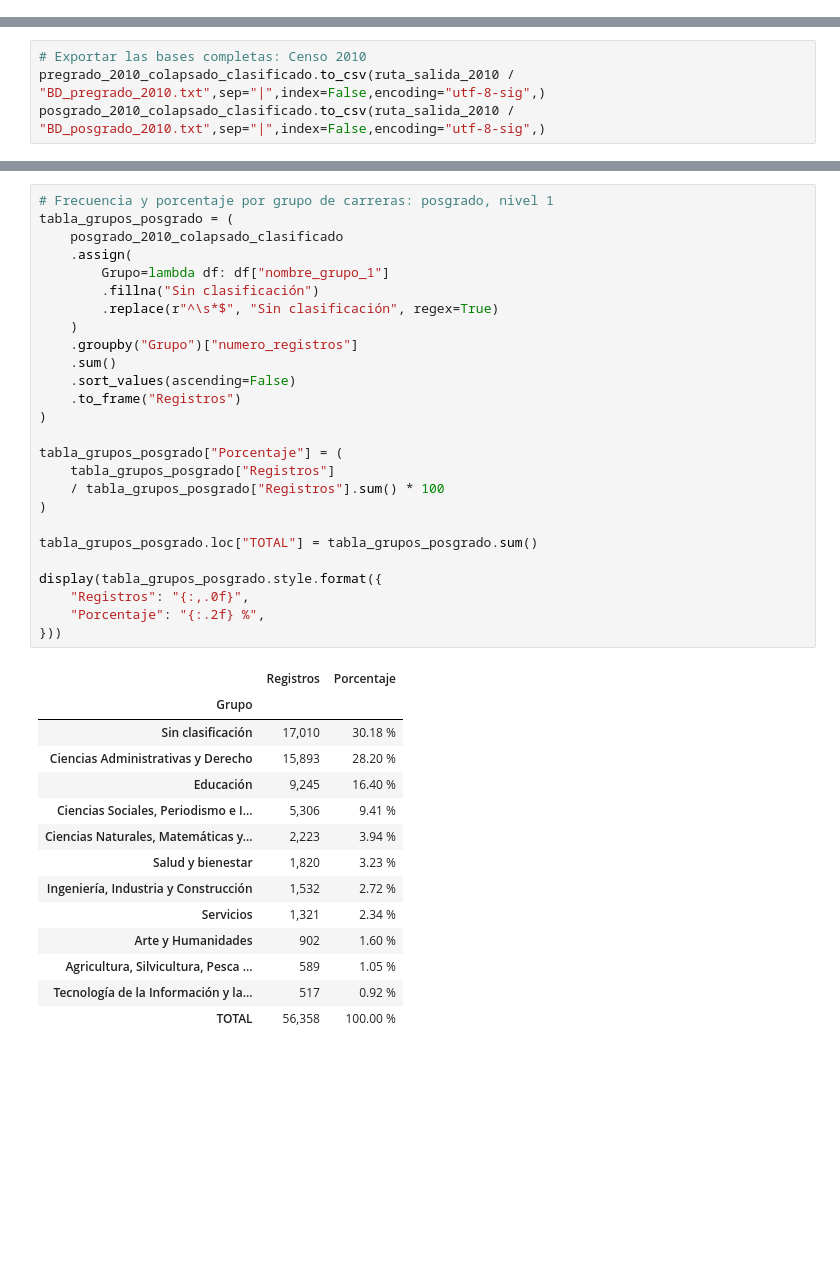
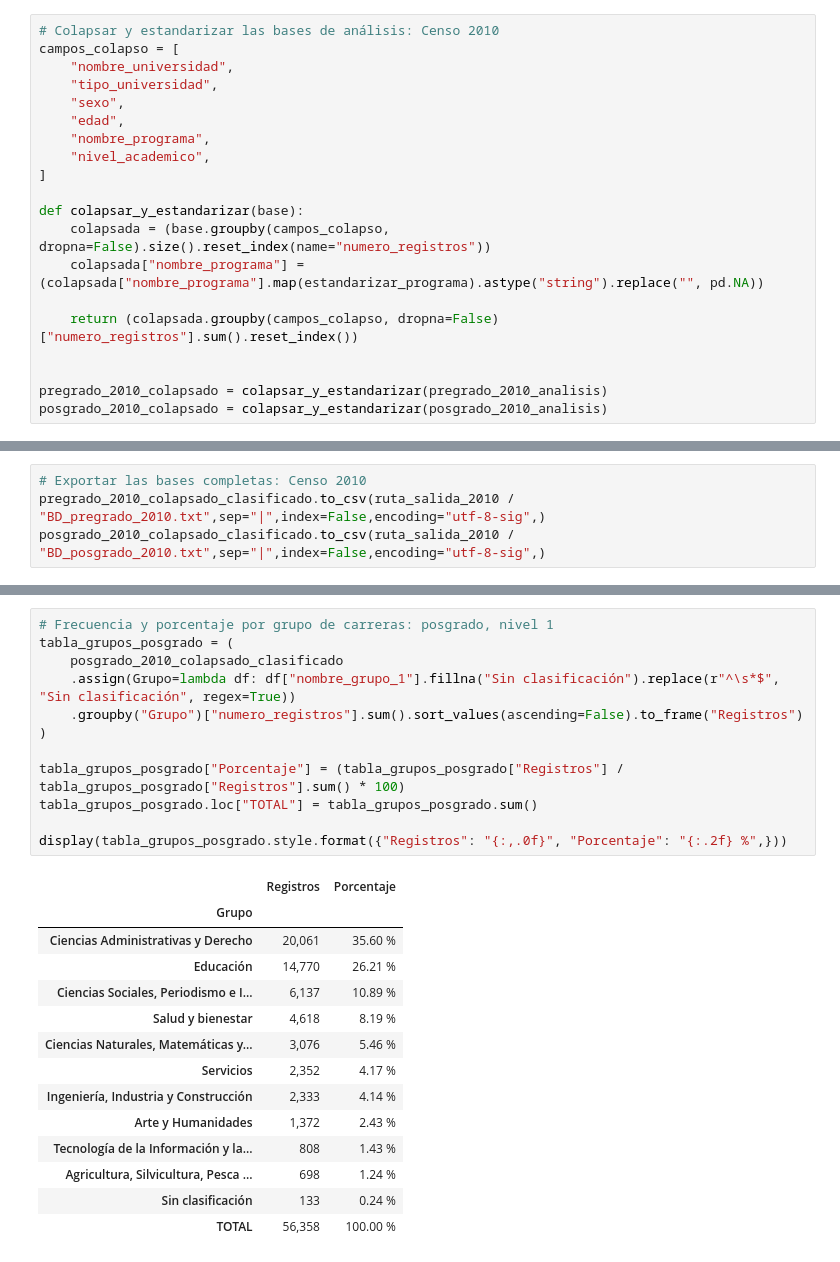
Before and after one commit to DanielPajita/educacion-universitaria-peru, a Jupyter notebook: 3_Códigos/02_preparar_censo2010.ipynb, the cells around one changed output, grey strips where cells are left out. Drawn from its saved outputs; the diff is of its cells as text; blank space fills up the shorter version.

```diff
--- a/3_Códigos/02_preparar_censo2010.ipynb
+++ b/3_Códigos/02_preparar_censo2010.ipynb
@@ -543,0 +497,20 @@ posgrado_2010_colapsado_clasificado = incorporar_grupos(posgrado_2010_colapsado)
+# %%
+# Colapsar y estandarizar las bases de análisis: Censo 2010
+campos_colapso = [
+    "nombre_universidad",
+    "tipo_universidad",
+    "sexo",
+    "edad",
+    "nombre_programa",
+    "nivel_academico",
+]
+
+def colapsar_y_estandarizar(base):
+    colapsada = (base.groupby(campos_colapso, dropna=False).size().reset_index(name="numero_registros"))
+    colapsada["nombre_programa"] = (colapsada["nombre_programa"].map(estandarizar_programa).astype("string").replace("", pd.NA))
+
+    return (colapsada.groupby(campos_colapso, dropna=False)["numero_registros"].sum().reset_index())
+
+
+pregrado_2010_colapsado = colapsar_y_estandarizar(pregrado_2010_analisis)
+posgrado_2010_colapsado = colapsar_y_estandarizar(posgrado_2010_analisis)
@@ -608,41 +645,27 @@ display(tabla_grupos_pregrado.style.format({"Registros": "{:,.0f}","Porcentaje":
 # %%
 # Frecuencia y porcentaje por grupo de carreras: posgrado, nivel 1
 tabla_grupos_posgrado = (
     posgrado_2010_colapsado_clasificado
-    .assign(
-        Grupo=lambda df: df["nombre_grupo_1"]
-        .fillna("Sin clasificación")
-        .replace(r"^\s*$", "Sin clasificación", regex=True)
-    )
-    .groupby("Grupo")["numero_registros"]
-    .sum()
-    .sort_values(ascending=False)
-    .to_frame("Registros")
+    .assign(Grupo=lambda df: df["nombre_grupo_1"].fillna("Sin clasificación").replace(r"^\s*$", "Sin clasificación", regex=True))
+    .groupby("Grupo")["numero_registros"].sum().sort_values(ascending=False).to_frame("Registros")
 )
 
-tabla_grupos_posgrado["Porcentaje"] = (
-    tabla_grupos_posgrado["Registros"]
-    / tabla_grupos_posgrado["Registros"].sum() * 100
-)
-
+tabla_grupos_posgrado["Porcentaje"] = (tabla_grupos_posgrado["Registros"] / tabla_grupos_posgrado["Registros"].sum() * 100)
 tabla_grupos_posgrado.loc["TOTAL"] = tabla_grupos_posgrado.sum()
 
-display(tabla_grupos_posgrado.style.format({
-    "Registros": "{:,.0f}",
-    "Porcentaje": "{:.2f} %",
-}))
+display(tabla_grupos_posgrado.style.format({"Registros": "{:,.0f}", "Porcentaje": "{:.2f} %",}))
 # %% [output]
 |  | Registros | Porcentaje |
 | Grupo |  |  |
-| Sin clasificación | 17,010 | 30.18 % |
-| Ciencias Administrativas y Derecho | 15,893 | 28.20 % |
-| Educación | 9,245 | 16.40 % |
-| Ciencias Sociales, Periodismo e I... | 5,306 | 9.41 % |
-| Ciencias Naturales, Matemáticas y... | 2,223 | 3.94 % |
-| Salud y bienestar | 1,820 | 3.23 % |
-| Ingeniería, Industria y Construcción | 1,532 | 2.72 % |
-| Servicios | 1,321 | 2.34 % |
-| Arte y Humanidades | 902 | 1.60 % |
-| Agricultura, Silvicultura, Pesca ... | 589 | 1.05 % |
-| Tecnología de la Información y la... | 517 | 0.92 % |
+| Ciencias Administrativas y Derecho | 20,061 | 35.60 % |
+| Educación | 14,770 | 26.21 % |
+| Ciencias Sociales, Periodismo e I... | 6,137 | 10.89 % |
+| Salud y bienestar | 4,618 | 8.19 % |
+| Ciencias Naturales, Matemáticas y... | 3,076 | 5.46 % |
+| Servicios | 2,352 | 4.17 % |
+| Ingeniería, Industria y Construcción | 2,333 | 4.14 % |
+| Arte y Humanidades | 1,372 | 2.43 % |
+| Tecnología de la Información y la... | 808 | 1.43 % |
+| Agricultura, Silvicultura, Pesca ... | 698 | 1.24 % |
+| Sin clasificación | 133 | 0.24 % |
 | TOTAL | 56,358 | 100.00 % |
```
Also changed, not shown: parts of 20 cells of this notebook, 11 other files.
